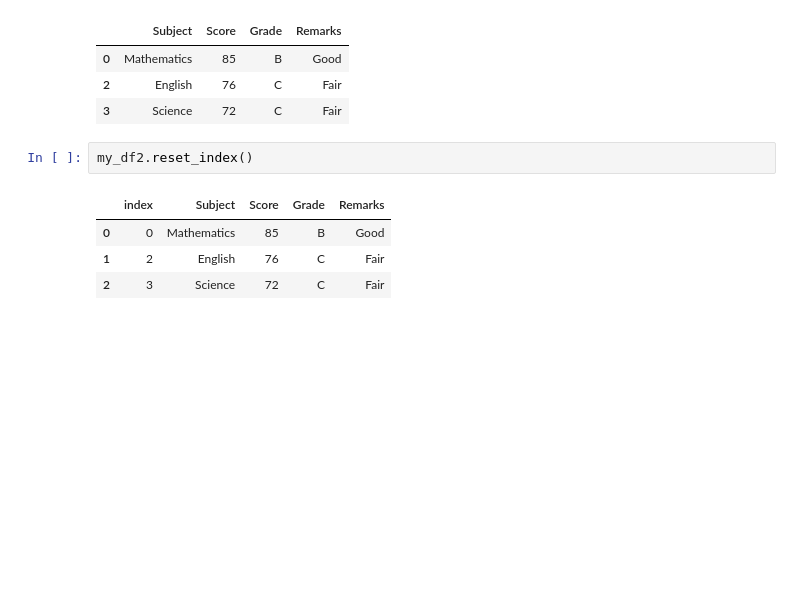
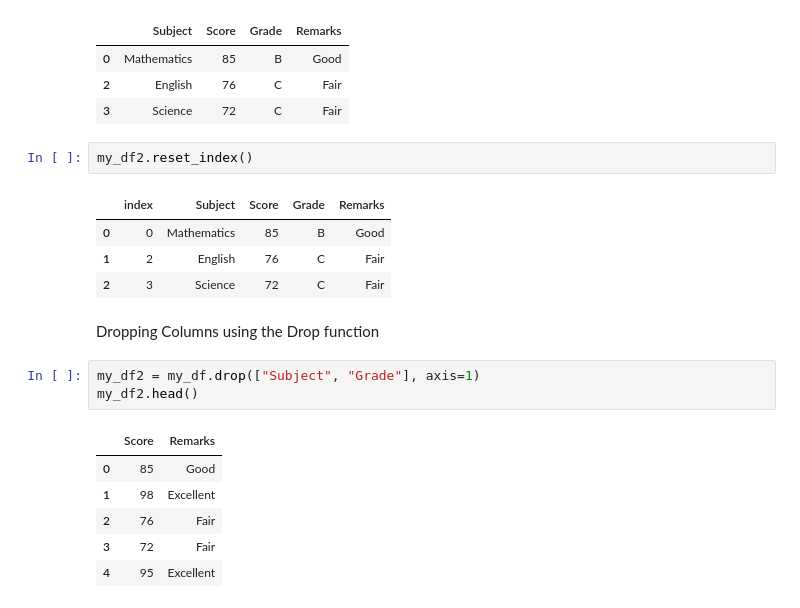
Before and after one commit to KennedyMungai/pandas_proper_intro, a Jupyter notebook: pandas.ipynb, the cells around one changed output. Drawn from its saved outputs; the diff is of its cells as text; blank space fills up the shorter version.

Commit message:
Wrote some code to drop columns

```diff
--- a/pandas.ipynb
+++ b/pandas.ipynb
@@ -737,3 +737,15 @@ my_df2.reset_index()
 | 0 | 0 | Mathematics | 85 | B | Good |
 | 1 | 2 | English | 76 | C | Fair |
 | 2 | 3 | Science | 72 | C | Fair |
+# %% [markdown]
+<p>Dropping Columns using the Drop function</p>
+# %%
+my_df2 = my_df.drop(["Subject", "Grade"], axis=1)
+my_df2.head()
+# %% [output]
+|  | Score | Remarks |
+| 0 | 85 | Good |
+| 1 | 98 | Excellent |
+| 2 | 76 | Fair |
+| 3 | 72 | Fair |
+| 4 | 95 | Excellent |
```
